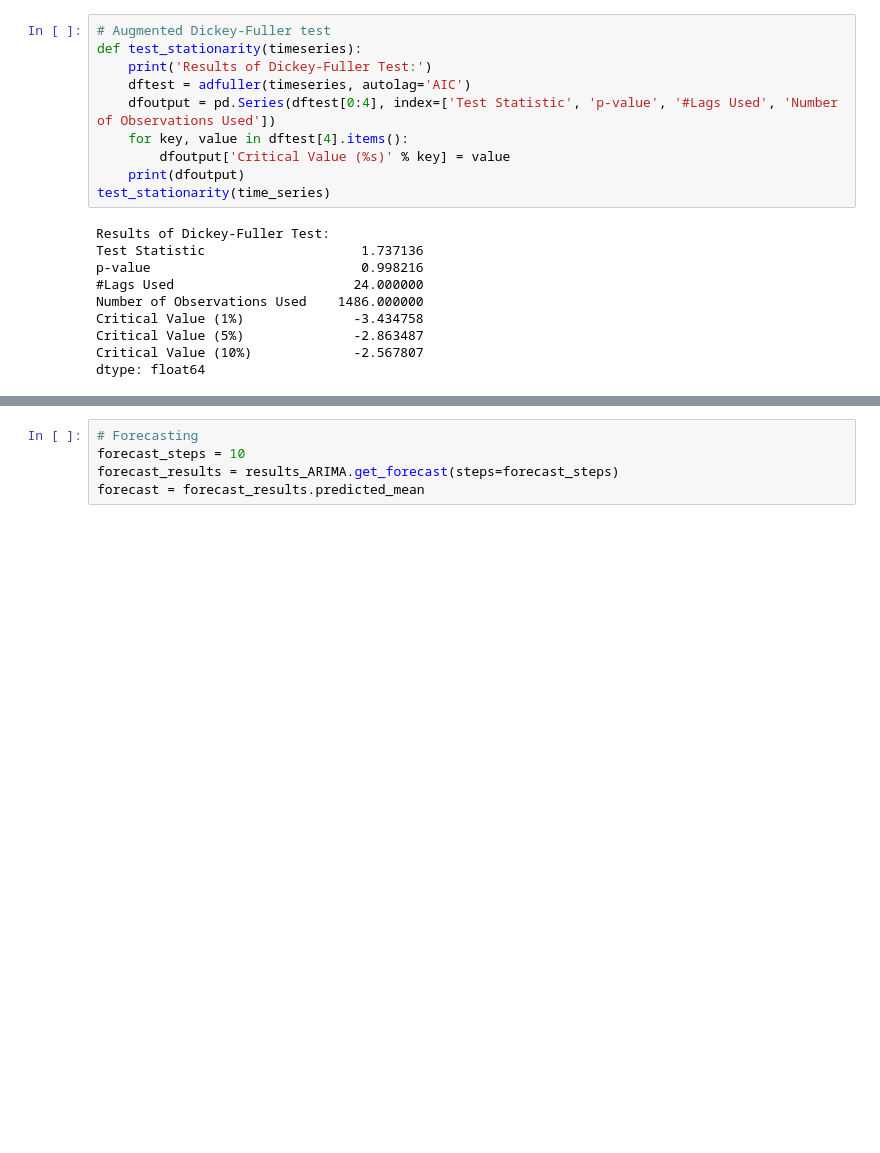
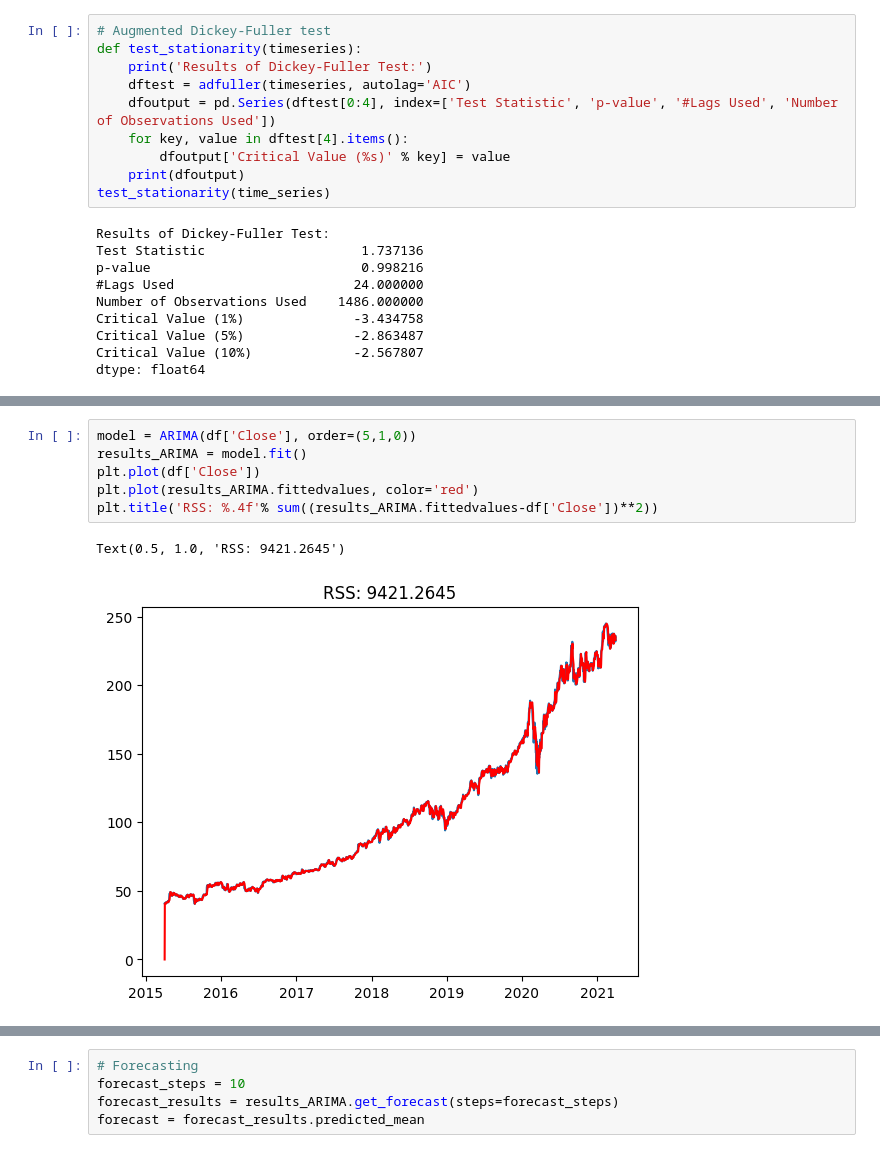
Before and after one commit to Midigan/Joint-CA2-Machine-Learning-for-Business, a Jupyter notebook: CA2 MLB and DV Integrated.ipynb, the cells around one changed output, grey strips where cells are left out. Cells and saved outputs as stored; diff of their text form; blank space fills up the shorter version.

```diff
--- a/CA2 MLB and DV Integrated.ipynb
+++ b/CA2 MLB and DV Integrated.ipynb
@@ -169,0 +174,9 @@ plt.plot(results_ARIMA.fittedvalues, color='red')
+# %%
+model = ARIMA(df['Close'], order=(5,1,0))
+results_ARIMA = model.fit()
+plt.plot(df['Close'])
+plt.plot(results_ARIMA.fittedvalues, color='red')
+plt.title('RSS: %.4f'% sum((results_ARIMA.fittedvalues-df['Close'])**2))
+# %% [output]
+Text(0.5, 1.0, 'RSS: 9421.2645')
+[figure, added]
```
Also changed, not shown: parts of 12 cells of this notebook.
